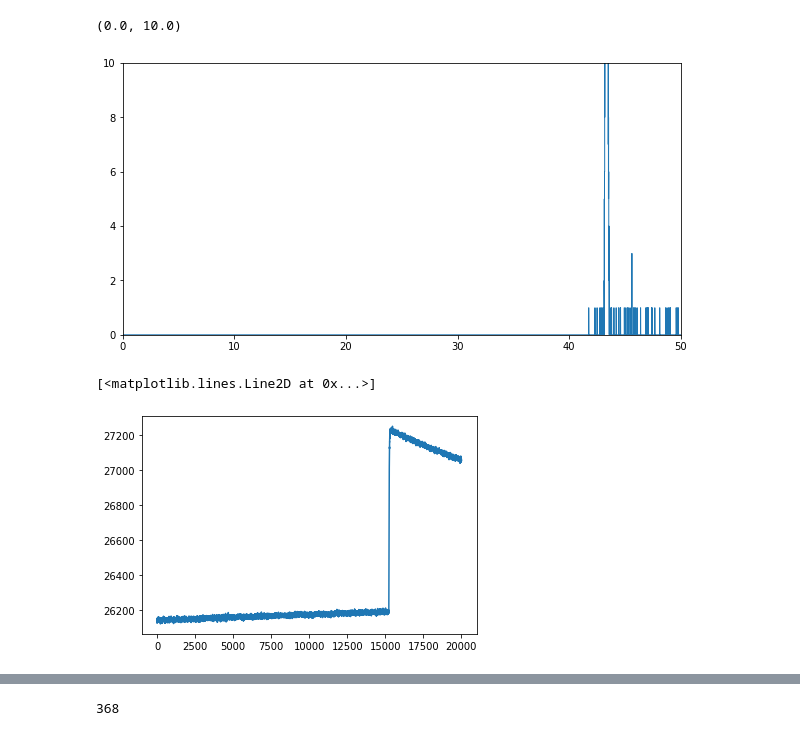
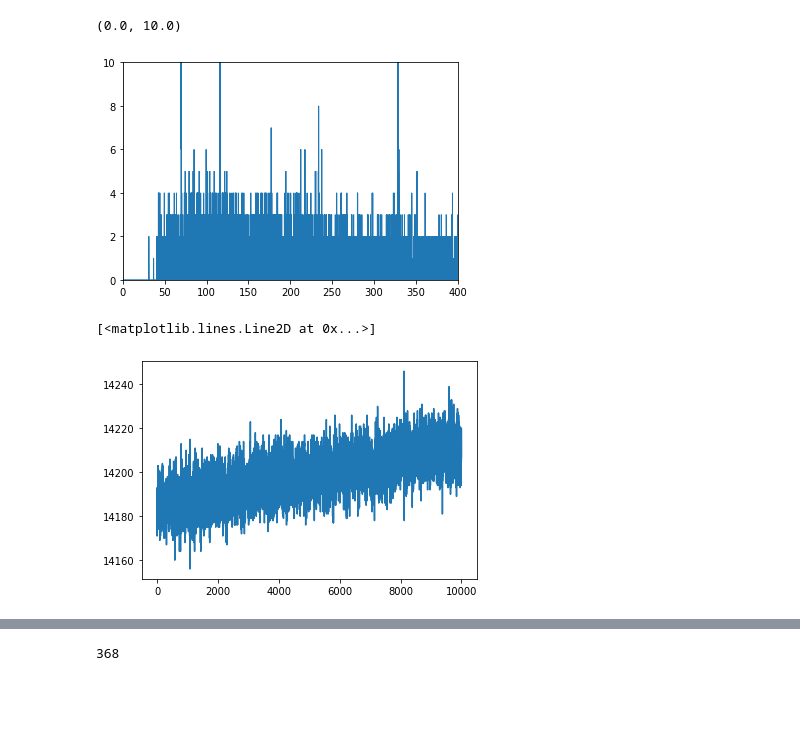
Before and after one commit to jbrowni2/processPygama, a Jupyter notebook: jupyter/WaveletTesting.ipynb, the cells around one changed output, grey strips where cells are left out. Cells and saved outputs as stored; diff of their text form; code cells hidden in the pictures; blank space fills up the shorter version.

```diff
--- a/jupyter/WaveletTesting.ipynb
+++ b/jupyter/WaveletTesting.ipynb
@@ -12,30 +12,30 @@ from lmfit import Model
 import csv
 from statistics import median
 # %%
-waves = fd.get_t1_data(1396, "Card1")
-t2_data = fd.get_df(1396,"Card1")
+waves = fd.get_t1_data(1364, "Card1")
+t2_data = fd.get_df(1364,"Card1")
 # %%
-m = 0.0428
-c = -0.193
+m = 0.0408625
+c = -0.16892
 t2_data['calEnergy'] = m*t2_data["trapEmax"] + c
 # %%
 plt.hist(t2_data['calEnergy'], histtype="step", bins = 600000)
-plt.xlim(0,50)
+plt.xlim(0,400)
 plt.ylim(0,10)
 # %% [output]
 (0.0, 10.0)
-[figure, old version]
+[figure, new version]
 # %%
 idx = []
 for i in range(0,len(t2_data['calEnergy'])):
     if t2_data['calEnergy'].iloc[i] < 43.7 and t2_data['calEnergy'].iloc[i] > 43:
         idx.append(i)
 # %%
-wave1 = waves[0]["waveform"]["values"].nda[idx[10]]
+wave1 = waves[0]["waveform"]["values"].nda[3][0:10000]
 plt.plot(wave1)
 # %% [output]
 [<matplotlib.lines.Line2D at 0x...>]
-[figure, old version]
+[figure, new version]
 # %%
 plt.plot(wave1)
 # %% [output]
```
Also changed, not shown: parts of 9 cells of this notebook, 14 other files.
